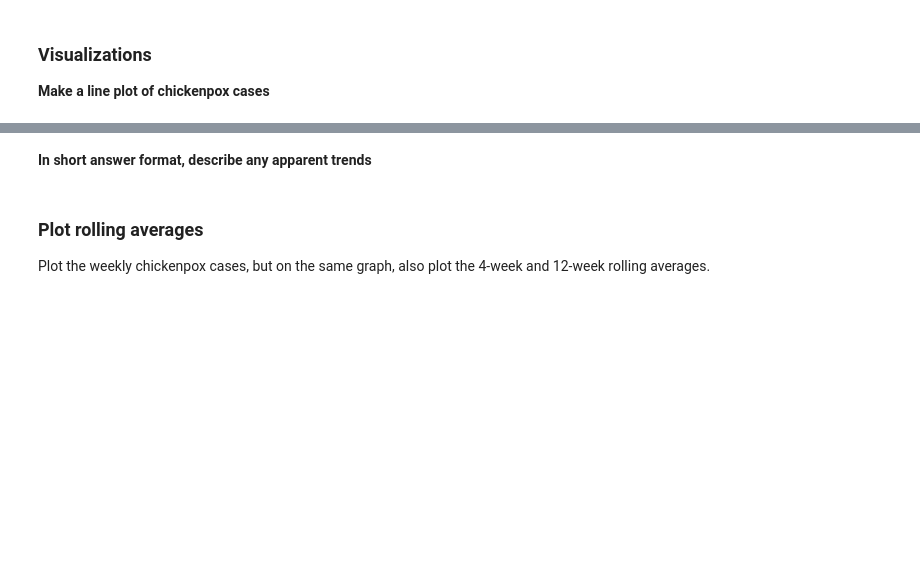
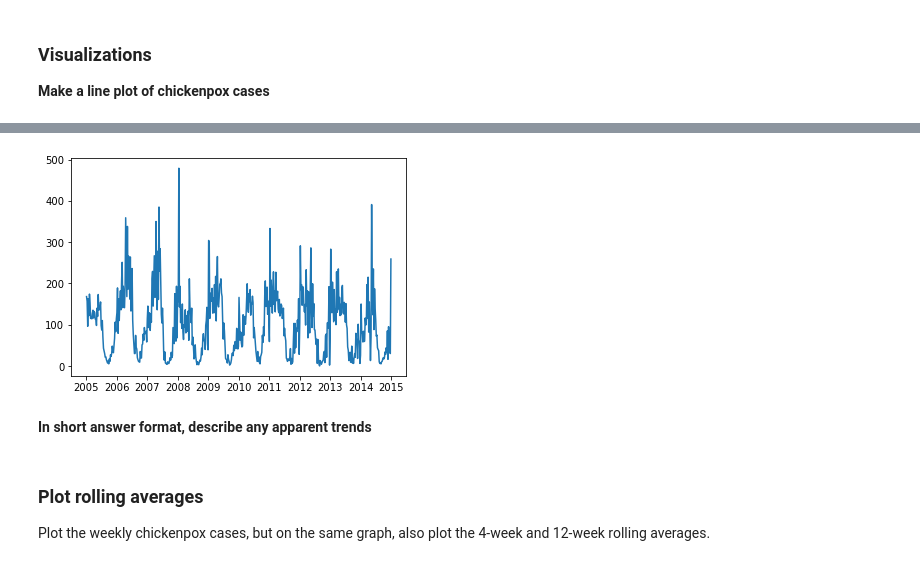
Before and after one commit to Tatadektep/Time_Series_EDA_Lab, a Jupyter notebook: starter-code.ipynb, the cells around one changed output, grey strips where cells are left out. Saved outputs shown, nothing was run; the diff lists cells and outputs as text; code cells hidden in the pictures; blank space fills up the shorter version.

```diff
--- a/starter-code.ipynb
+++ b/starter-code.ipynb
@@ -63,2 +135,6 @@ Recall that with time series data, we can't simply group by on the year. You'll
+# %%
+plt.plot(pox["budapest_cases"]); # Weekly Aggregated plot
+# %% [output]
+[figure, added]
 # %% [markdown]
 **In short answer format, describe any apparent trends**
```
Also changed, not shown: parts of 18 cells of this notebook.
